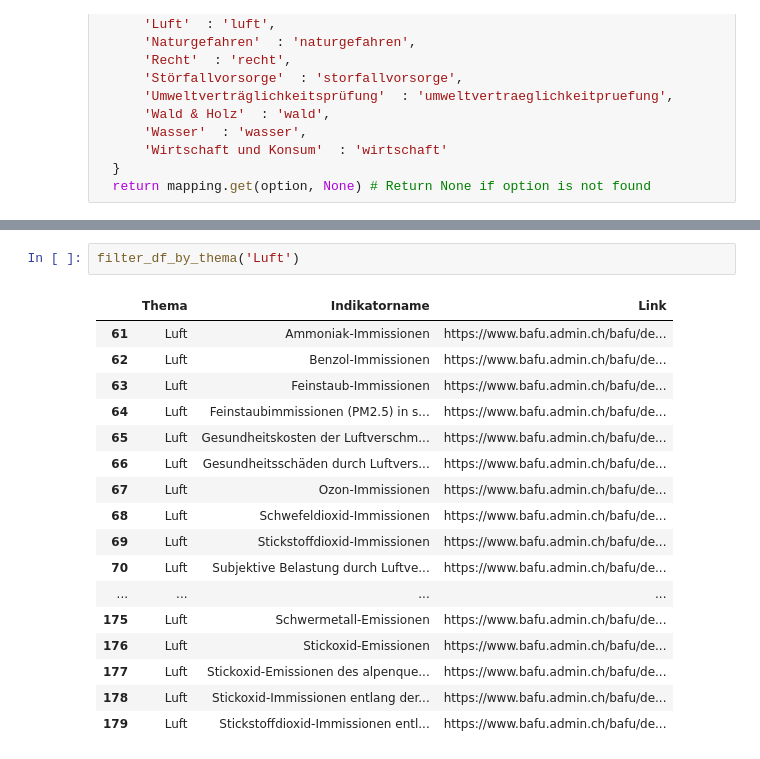
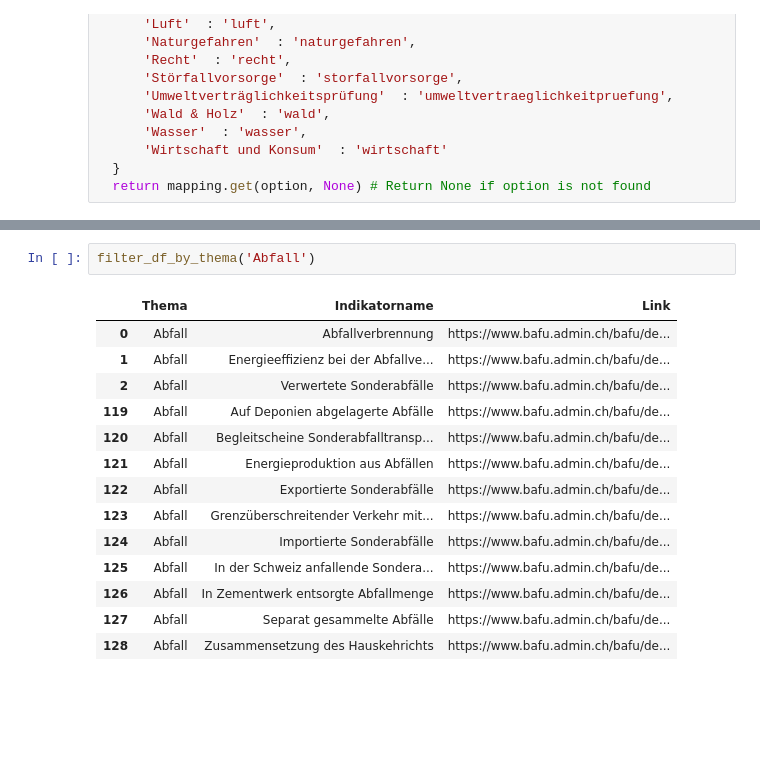
Before and after one commit to nrohrbach/PocDatenkatalogBafu, a Jupyter notebook: PoC_Datenkatalog.ipynb, the cells around one changed output, grey strips where cells are left out. Cells and saved outputs as stored; diff of their text form; blank space fills up the shorter version.

```diff
--- a/PoC_Datenkatalog.ipynb
+++ b/PoC_Datenkatalog.ipynb
@@ -212,20 +147,17 @@ def filter_df_by_thema(thema):
 # %%
-filter_df_by_thema('Luft')
+filter_df_by_thema('Abfall')
 # %% [output]
 |  | Thema | Indikatorname | Link |
-| 61 | Luft | Ammoniak-Immissionen | https://www.bafu.admin.ch/bafu/de... |
-| 62 | Luft | Benzol-Immissionen | https://www.bafu.admin.ch/bafu/de... |
-| 63 | Luft | Feinstaub-Immissionen | https://www.bafu.admin.ch/bafu/de... |
-| 64 | Luft | Feinstaubimmissionen (PM2.5) in s... | https://www.bafu.admin.ch/bafu/de... |
-| 65 | Luft | Gesundheitskosten der Luftverschm... | https://www.bafu.admin.ch/bafu/de... |
-| 66 | Luft | Gesundheitsschäden durch Luftvers... | https://www.bafu.admin.ch/bafu/de... |
-| 67 | Luft | Ozon-Immissionen | https://www.bafu.admin.ch/bafu/de... |
-| 68 | Luft | Schwefeldioxid-Immissionen | https://www.bafu.admin.ch/bafu/de... |
-| 69 | Luft | Stickstoffdioxid-Immissionen | https://www.bafu.admin.ch/bafu/de... |
-| 70 | Luft | Subjektive Belastung durch Luftve... | https://www.bafu.admin.ch/bafu/de... |
-| ... | ... | ... | ... |
-| 175 | Luft | Schwermetall-Emissionen | https://www.bafu.admin.ch/bafu/de... |
-| 176 | Luft | Stickoxid-Emissionen | https://www.bafu.admin.ch/bafu/de... |
-| 177 | Luft | Stickoxid-Emissionen des alpenque... | https://www.bafu.admin.ch/bafu/de... |
-| 178 | Luft | Stickoxid-Immissionen entlang der... | https://www.bafu.admin.ch/bafu/de... |
-| 179 | Luft | Stickstoffdioxid-Immissionen entl... | https://www.bafu.admin.ch/bafu/de... |
+| 0 | Abfall | Abfallverbrennung | https://www.bafu.admin.ch/bafu/de... |
+| 1 | Abfall | Energieeffizienz bei der Abfallve... | https://www.bafu.admin.ch/bafu/de... |
+| 2 | Abfall | Verwertete Sonderabfälle | https://www.bafu.admin.ch/bafu/de... |
+| 119 | Abfall | Auf Deponien abgelagerte Abfälle | https://www.bafu.admin.ch/bafu/de... |
+| 120 | Abfall | Begleitscheine Sonderabfalltransp... | https://www.bafu.admin.ch/bafu/de... |
+| 121 | Abfall | Energieproduktion aus Abfällen | https://www.bafu.admin.ch/bafu/de... |
+| 122 | Abfall | Exportierte Sonderabfälle | https://www.bafu.admin.ch/bafu/de... |
+| 123 | Abfall | Grenzüberschreitender Verkehr mit... | https://www.bafu.admin.ch/bafu/de... |
+| 124 | Abfall | Importierte Sonderabfälle | https://www.bafu.admin.ch/bafu/de... |
+| 125 | Abfall | In der Schweiz anfallende Sondera... | https://www.bafu.admin.ch/bafu/de... |
+| 126 | Abfall | In Zementwerk entsorgte Abfallmenge | https://www.bafu.admin.ch/bafu/de... |
+| 127 | Abfall | Separat gesammelte Abfälle | https://www.bafu.admin.ch/bafu/de... |
+| 128 | Abfall | Zusammensetzung des Hauskehrichts | https://www.bafu.admin.ch/bafu/de... |
```
Also changed, not shown: parts of 4 cells of this notebook.
